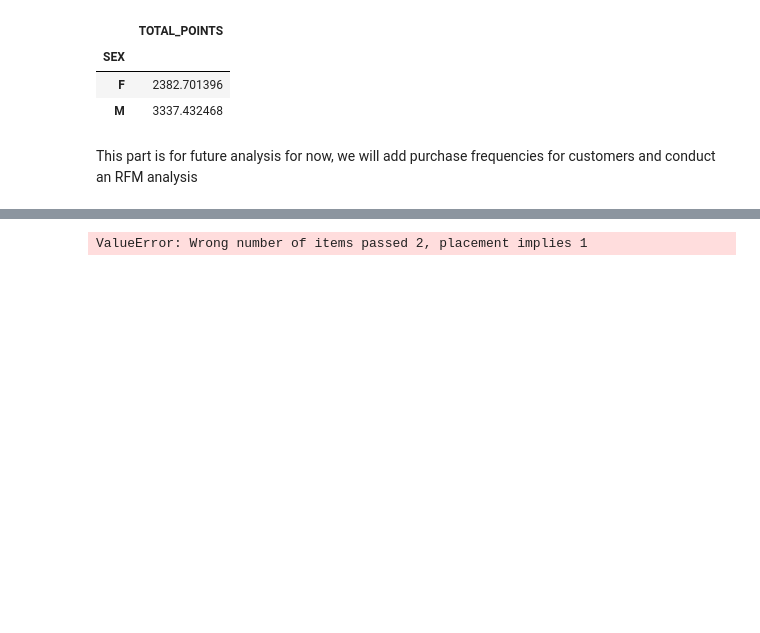
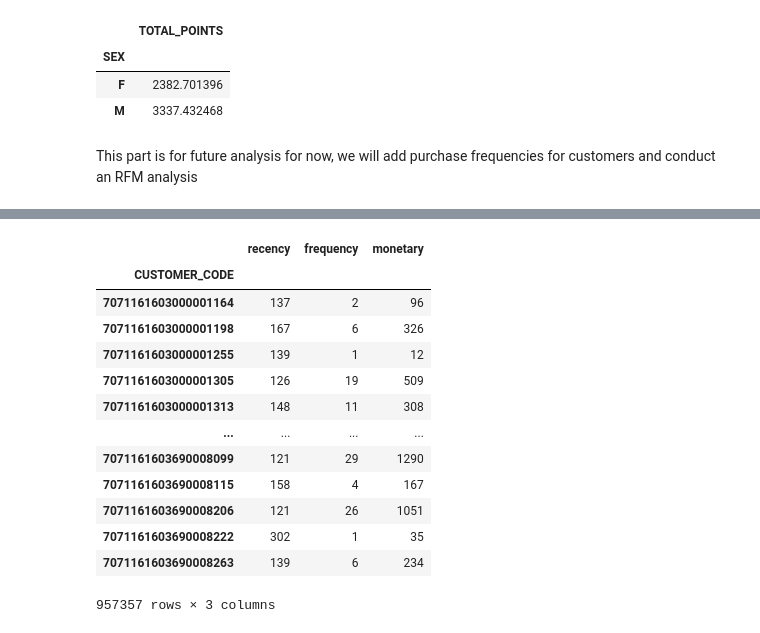
Before and after one commit to Alantjee/GBACDutchieVita, a Jupyter notebook: Transaction data notebook.ipynb, the cells around one changed output, grey strips where cells are left out. Cells and saved outputs as stored; diff of their text form; code cells hidden in the pictures; blank space fills up the shorter version.

```diff
--- a/Transaction data notebook.ipynb
+++ b/Transaction data notebook.ipynb
@@ -191,0 +197,7 @@ df['REQUEST_YEAR'] = pd.to_datetime(df['REQUEST_YEAR'])
+# %%
+df['Datetime'] = df["REQUEST_YEAR"].astype(str) + " " + df["REQUEST_TIME"].astype(str)
+# %%
+df['DATETIME']= pd.to_datetime(df['Datetime'], format='%Y-%m-%d %H:%M:%S')
+# %%
+today_date = pd.to_datetime(date.today())
+today_date
@@ -191,0 +212,25 @@ df['REQUEST_YEAR'] = pd.to_datetime(df['REQUEST_YEAR'])
+# %%
+rfm = df.groupby('CUSTOMER_CODE').agg({
+    'DATETIME': lambda x: (today_date - x.max()).days,
+    'CUSTOMER_CODE': lambda x: len(x),
+    'LITRES': lambda x: x.sum()
+})
+rfm.columns = ['recency', 'frequency', 'monetary']
+rfm = rfm[rfm['monetary'] > 0]
+# %%
+rfm
+# %% [output]
+|  | recency | frequency | monetary |
+| CUSTOMER_CODE |  |  |  |
+| 7071161603000001164 | 137 | 2 | 96 |
+| 7071161603000001198 | 167 | 6 | 326 |
+| 7071161603000001255 | 139 | 1 | 12 |
+| 7071161603000001305 | 126 | 19 | 509 |
+| 7071161603000001313 | 148 | 11 | 308 |
+| ... | ... | ... | ... |
+| 7071161603690008099 | 121 | 29 | 1290 |
+| 7071161603690008115 | 158 | 4 | 167 |
+| 7071161603690008206 | 121 | 26 | 1051 |
+| 7071161603690008222 | 302 | 1 | 35 |
+| 7071161603690008263 | 139 | 6 | 234 |
+957357 rows × 3 columns
@@ -192,6 +245,4 @@ df['REQUEST_YEAR'] = pd.to_datetime(df['REQUEST_YEAR'])
 # %%
-df['sum', 'count'] = df.groupby('CUSTOMER_CODE')['LITRES'].agg(['sum', 'count'])
-df
+#df['sum', 'count'] = df.groupby('CUSTOMER_CODE')['LITRES'].agg(['count', 'sum'])
+#df
-# %% [output]
-ValueError: Wrong number of items passed 2, placement implies 1
 # %%
```
Also changed, not shown: parts of 16 cells of this notebook.
